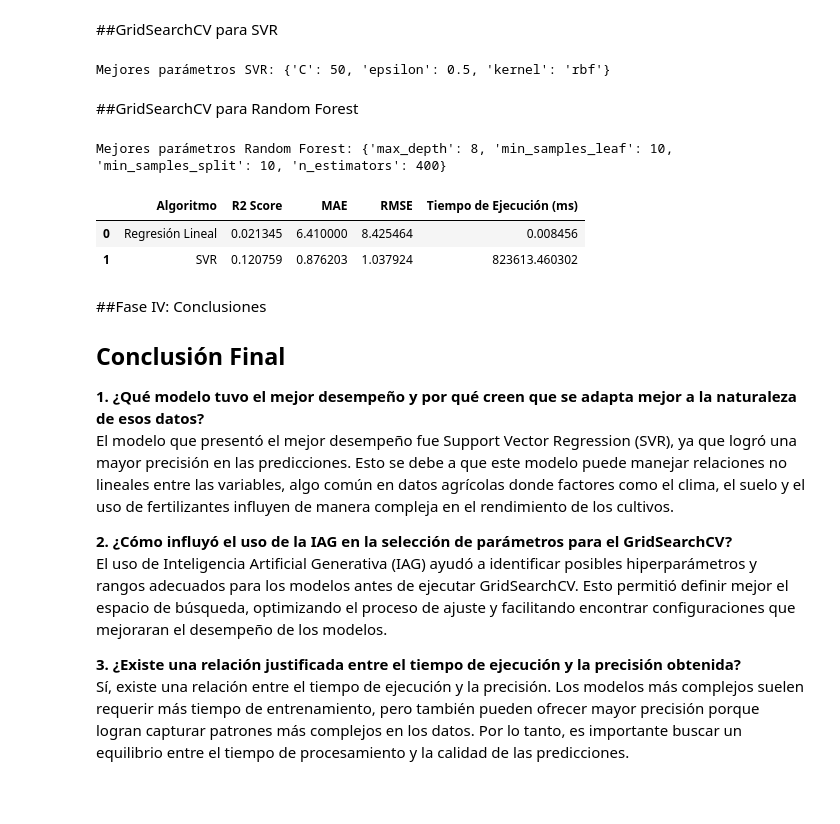
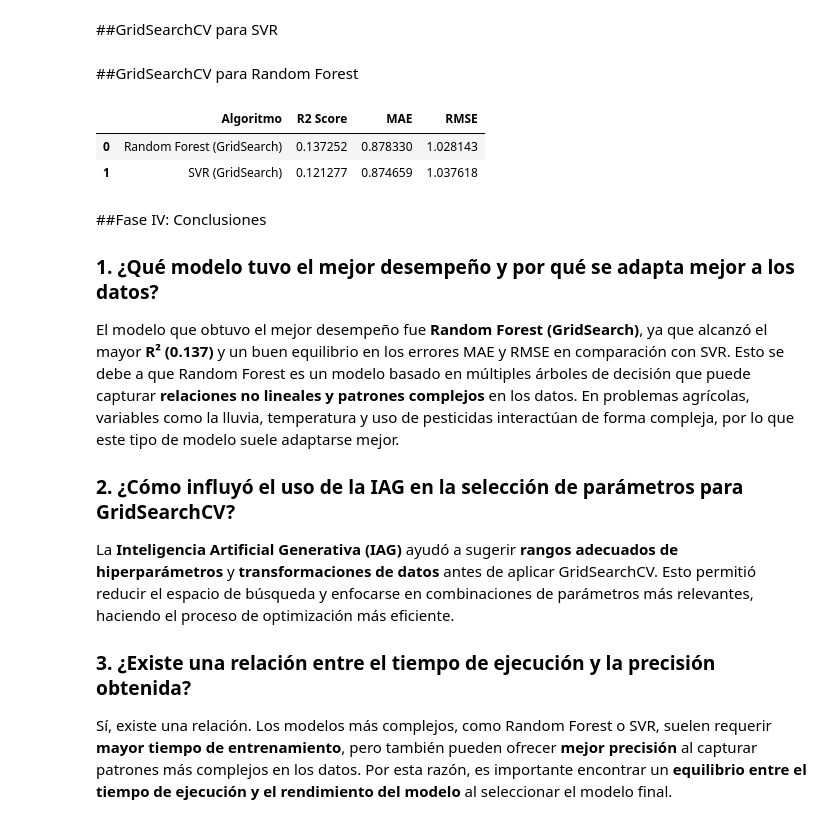
Before and after one commit to KBCoronado/MachineLearning, a Jupyter notebook: Unidad2/Practica_2_Evaluación_y_Optimización_de_Modelos_de_Regresión.ipynb, the cells around one changed output. Drawn from its saved outputs; the diff is of its cells as text; code cells hidden in the pictures; blank space fills up the shorter version.

```diff
--- a/Unidad2/Practica_2_Evaluación_y_Optimización_de_Modelos_de_Regresión.ipynb
+++ b/Unidad2/Practica_2_Evaluación_y_Optimización_de_Modelos_de_Regresión.ipynb
@@ -297,58 +293,42 @@ tabla_fase3
 # %% [markdown]
 ##GridSearchCV para SVR
 # %%
-from sklearn.model_selection import GridSearchCV
-from sklearn.svm import SVR
-import time
-start = time.time()
-param_grid_svr = {'C': [1, 10, 50],'epsilon': [0.1, 0.2, 0.5],'kernel': ['rbf']}
-grid_svr = GridSearchCV(SVR(),param_grid_svr,cv=5,scoring='r2',n_jobs=-1)
-grid_svr.fit(X_train, y_train)
+param_svr = {'C': [1, 10, 50],'epsilon': [0.1, 0.3, 0.5],'gamma': ['scale', 'auto'],'kernel': ['rbf']}
+grid_svr = GridSearchCV(SVR(),param_svr,cv=3,scoring='r2',n_jobs=-1)
+grid_svr.fit(X_train_scaled, y_train)
 best_svr = grid_svr.best_estimator_
-y_pred_svr = best_svr.predict(X_test)
-end = time.time()
-time_svr = (end - start) * 1000
-print("Mejores parámetros SVR:", grid_svr.best_params_)
-# %% [output]
-Mejores parámetros SVR: {'C': 50, 'epsilon': 0.5, 'kernel': 'rbf'}
 # %% [markdown]
 ##GridSearchCV para Random Forest
-# %%
-from sklearn.model_selection import GridSearchCV
-from sklearn.ensemble import RandomForestRegressor
-param_grid_rf = {'n_estimators': [200, 400, 600],'max_depth': [8, 10, 12],'min_samples_split': [10, 20],
-    'min_samples_leaf': [5, 10]}
-grid_rf = GridSearchCV(RandomForestRegressor(random_state=42),param_grid_rf,cv=5,scoring='r2',
-    n_jobs=-1
-)
-grid_rf.fit(X_train, y_train)
-best_rf = grid_rf.best_estimator_
-print("Mejores parámetros Random Forest:", grid_rf.best_params_)
-# %% [output]
-Mejores parámetros Random Forest: {'max_depth': 8, 'min_samples_leaf': 10, 'min_samples_split': 10, 'n_estimators': 400}
-# %%
-#Tabla Comparativa de Rendimiento
-tabla_final = pd.DataFrame({
-    "Algoritmo": ["Regresión Lineal","SVR"],
-    "R2 Score": [r2_lr,r2_svr],
-    "MAE": [mae_lr,mae_svr],
-    "RMSE": [rmse_lr,rmse_svr],
-    "Tiempo de Ejecución (ms)": [time_lr, time_svr]
-})
-tabla_final
-# %% [output]
-|  | Algoritmo | R2 Score | MAE | RMSE | Tiempo de Ejecución (ms) |
-| 0 | Regresión Lineal | 0.021345 | 6.410000 | 8.425464 | 0.008456 |
-| 1 | SVR | 0.120759 | 0.876203 | 1.037924 | 823613.460302 |
+# %%
+param_svr = {'C': [1, 10, 50],'epsilon': [0.1, 0.3, 0.5],'gamma': ['scale', 'auto'],'kernel': ['rbf']}
+grid_svr = GridSearchCV(SVR(),param_svr,cv=3,scoring='r2',n_jobs=-1)
+grid_svr.fit(X_train_scaled, y_train)
+best_svr = grid_svr.best_estimator_
+# %%
+#Tabla Comparativa de Rendimiento
+# Predicciones
+pred_rf = best_rf.predict(X_test)
+pred_svr = best_svr.predict(X_test_scaled)
+# Resultados
+tabla_grid = pd.DataFrame({"Algoritmo": ["Random Forest (GridSearch)", "SVR (GridSearch)"],"R2 Score": [r2_score(y_test, pred_rf),
+r2_score(y_test, pred_svr)],"MAE": [mean_absolute_error(y_test, pred_rf),mean_absolute_error(y_test, pred_svr)],
+"RMSE": [np.sqrt(mean_squared_error(y_test, pred_rf)),np.sqrt(mean_squared_error(y_test, pred_svr))]})
+tabla_grid
+# %% [output]
+|  | Algoritmo | R2 Score | MAE | RMSE |
+| 0 | Random Forest (GridSearch) | 0.137252 | 0.878330 | 1.028143 |
+| 1 | SVR (GridSearch) | 0.121277 | 0.874659 | 1.037618 |
 # %% [markdown]
 ##Fase IV: Conclusiones
-## Conclusión Final
 
-**1. ¿Qué modelo tuvo el mejor desempeño y por qué creen que se adapta mejor a la naturaleza de esos datos?**
-El modelo que presentó el mejor desempeño fue Support Vector Regression (SVR), ya que logró una mayor precisión en las predicciones. Esto se debe a que este modelo puede manejar relaciones no lineales entre las variables, algo común en datos agrícolas donde factores como el clima, el suelo y el uso de fertilizantes influyen de manera compleja en el rendimiento de los cultivos.
+### 1. ¿Qué modelo tuvo el mejor desempeño y por qué se adapta mejor a los datos?
 
-**2. ¿Cómo influyó el uso de la IAG en la selección de parámetros para el GridSearchCV?**
-El uso de Inteligencia Artificial Generativa (IAG) ayudó a identificar posibles hiperparámetros y rangos adecuados para los modelos antes de ejecutar GridSearchCV. Esto permitió definir mejor el espacio de búsqueda, optimizando el proceso de ajuste y facilitando encontrar configuraciones que mejoraran el desempeño de los modelos.
+El modelo que obtuvo el mejor desempeño fue **Random Forest (GridSearch)**, ya que alcanzó el mayor **R² (0.137)** y un buen equilibrio en los errores MAE y RMSE en comparación con SVR. Esto se debe a que Random Forest es un modelo basado en múltiples árboles de decisión que puede capturar **relaciones no lineales y patrones complejos** en los datos. En problemas agrícolas, variables como la lluvia, temperatura y uso de pesticidas interactúan de forma compleja, por lo que este tipo de modelo suele adaptarse mejor.
 
-**3. ¿Existe una relación justificada entre el tiempo de ejecución y la precisión obtenida?**
-Sí, existe una relación entre el tiempo de ejecución y la precisión. Los modelos más complejos suelen requerir más tiempo de entrenamiento, pero también pueden ofrecer mayor precisión porque logran capturar patrones más complejos en los datos. Por lo tanto, es importante buscar un equilibrio entre el tiempo de procesamiento y la calidad de las predicciones.
+### 2. ¿Cómo influyó el uso de la IAG en la selección de parámetros para GridSearchCV?
+
+La **Inteligencia Artificial Generativa (IAG)** ayudó a sugerir **rangos adecuados de hiperparámetros** y **transformaciones de datos** antes de aplicar GridSearchCV. Esto permitió reducir el espacio de búsqueda y enfocarse en combinaciones de parámetros más relevantes, haciendo el proceso de optimización más eficiente.
+
+### 3. ¿Existe una relación entre el tiempo de ejecución y la precisión obtenida?
+
+Sí, existe una relación. Los modelos más complejos, como Random Forest o SVR, suelen requerir **mayor tiempo de entrenamiento**, pero también pueden ofrecer **mejor precisión** al capturar patrones más complejos en los datos. Por esta razón, es importante encontrar un **equilibrio entre el tiempo de ejecución y el rendimiento del modelo** al seleccionar el modelo final.
```
Also changed, not shown: parts of 11 cells of this notebook.
